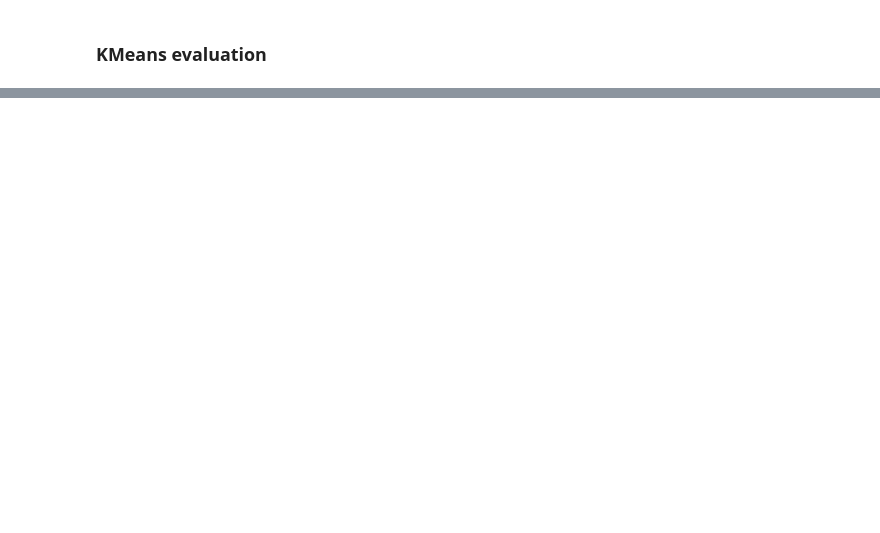
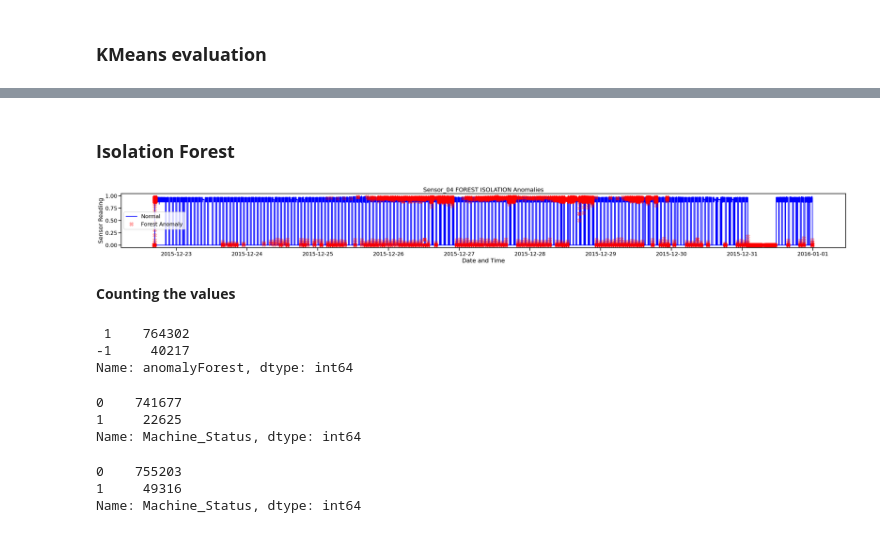
Before and after one commit to cliziam/SWaT_AnomalyDetection, a Jupyter notebook: KMeans_SWaT.ipynb, the cells around one changed output, grey strips where cells are left out. Drawn from its saved outputs; the diff is of its cells as text; code cells hidden in the pictures; blank space fills up the shorter version.

Commit message:
adding isolation forest

```diff
--- a/KMeans_SWaT.ipynb
+++ b/KMeans_SWaT.ipynb
@@ -389,0 +390,40 @@ Confusion Matrix:
+# %% [markdown]
+### **Isolation Forest**
+# %%
+from sklearn.ensemble import IsolationForest
+model =  IsolationForest(contamination=anomaly_fraction)
+model.fit(principal_df.values)
+principal_df['anomalyForest'] = pd.Series(model.predict(principal_df.values)) ###
+# %%
+df['anomalyForest'] = pd.Series(principal_df['anomalyForest'].values, index=df.index)
+a = df.loc[df['anomalyForest'] == -1] #anomaly
+_ = plt.figure(figsize=(40,3))
+_ = plt.plot(df['FIT101'], color='blue', label='Normal')
+_ = plt.plot(a['FIT101'], linestyle='none', marker='X', color='red', markersize=12, label='Forest Anomaly', alpha=0.3)
+_ = plt.xlabel('Date and Time')
+_ = plt.ylabel('Sensor Reading')
+_ = plt.title('Sensor_04 FOREST ISOLATION Anomalies')
+_ = plt.legend(loc='best')
+plt.show()
+# %% [output]
+[figure, added]
+# %% [markdown]
+**Counting the values**
+# %%
+df['anomalyForest'].value_counts()
+# %% [output]
+ 1    764302
+-1     40217
+Name: anomalyForest, dtype: int64
+# %%
+df[df['anomalyForest']==1]['Machine_Status'].value_counts()
+# %% [output]
+0    741677
+1     22625
+Name: Machine_Status, dtype: int64
+# %%
+df['Machine_Status'].value_counts()
+# %% [output]
+0    755203
+1     49316
+Name: Machine_Status, dtype: int64
```
Also changed, not shown: parts of 14 cells of this notebook.
